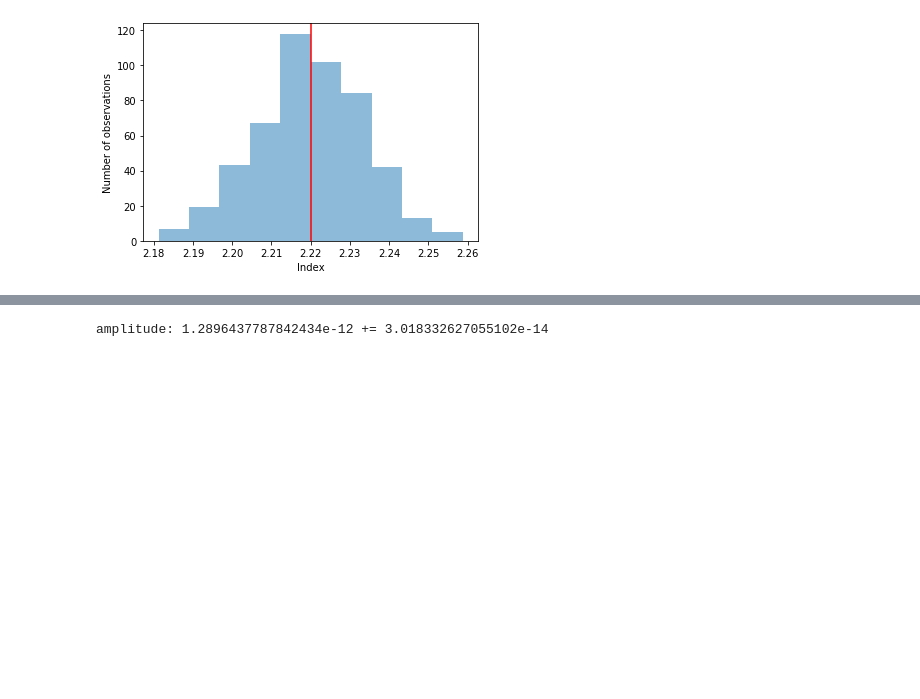
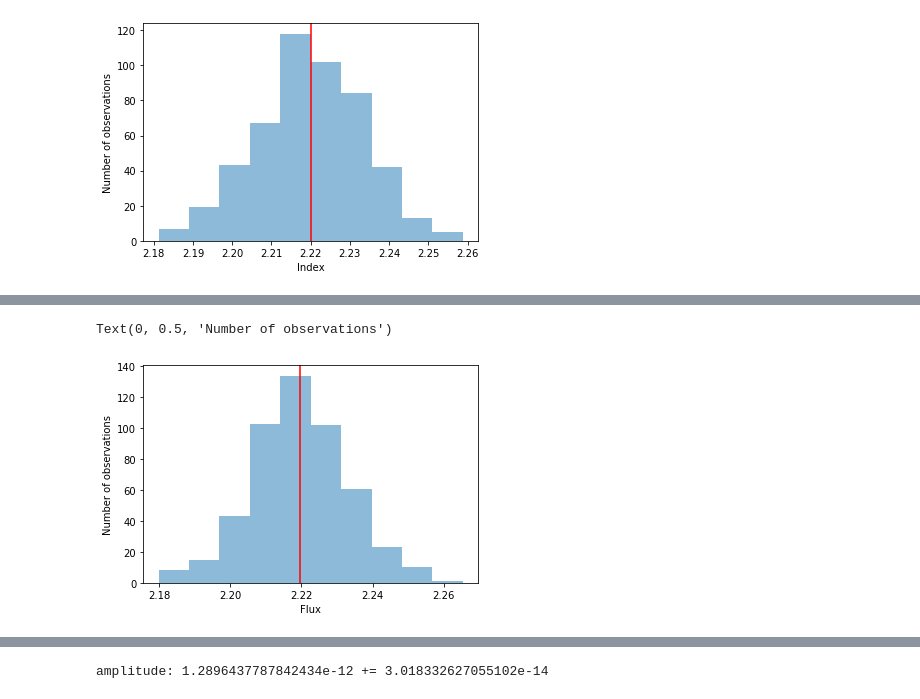
Before and after one commit to Rishank2610/CTA, a Jupyter notebook: spectrum_analysis/M82/exponential_cutoff/l=0.1 n=500.ipynb, the cells around one changed output, grey strips where cells are left out. Cells and saved outputs as stored; diff of their text form; code cells hidden in the pictures; blank space fills up the shorter version.

```diff
--- a/spectrum_analysis/M82/exponential_cutoff/l=0.1 n=500.ipynb
+++ b/spectrum_analysis/M82/exponential_cutoff/l=0.1 n=500.ipynb
@@ -241,0 +254,11 @@ index: 2.219842704584508 += 0.01348043647633226
+# %%
+np_hist = np.random.normal(loc=mu, scale=sigma, size=500)
+mu = np_hist.mean()
+sigma = np_hist.std()
+n, bins, patches = plt.hist(x=np_hist, bins=10, alpha=0.5)
+plt.axvline(x=mu, color="red")
+plt.xlabel('Flux')
+plt.ylabel('Number of observations')
+# %% [output]
+Text(0, 0.5, 'Number of observations')
+[figure, added]
```
Also changed, not shown: parts of 14 cells of this notebook, 40 other files.
